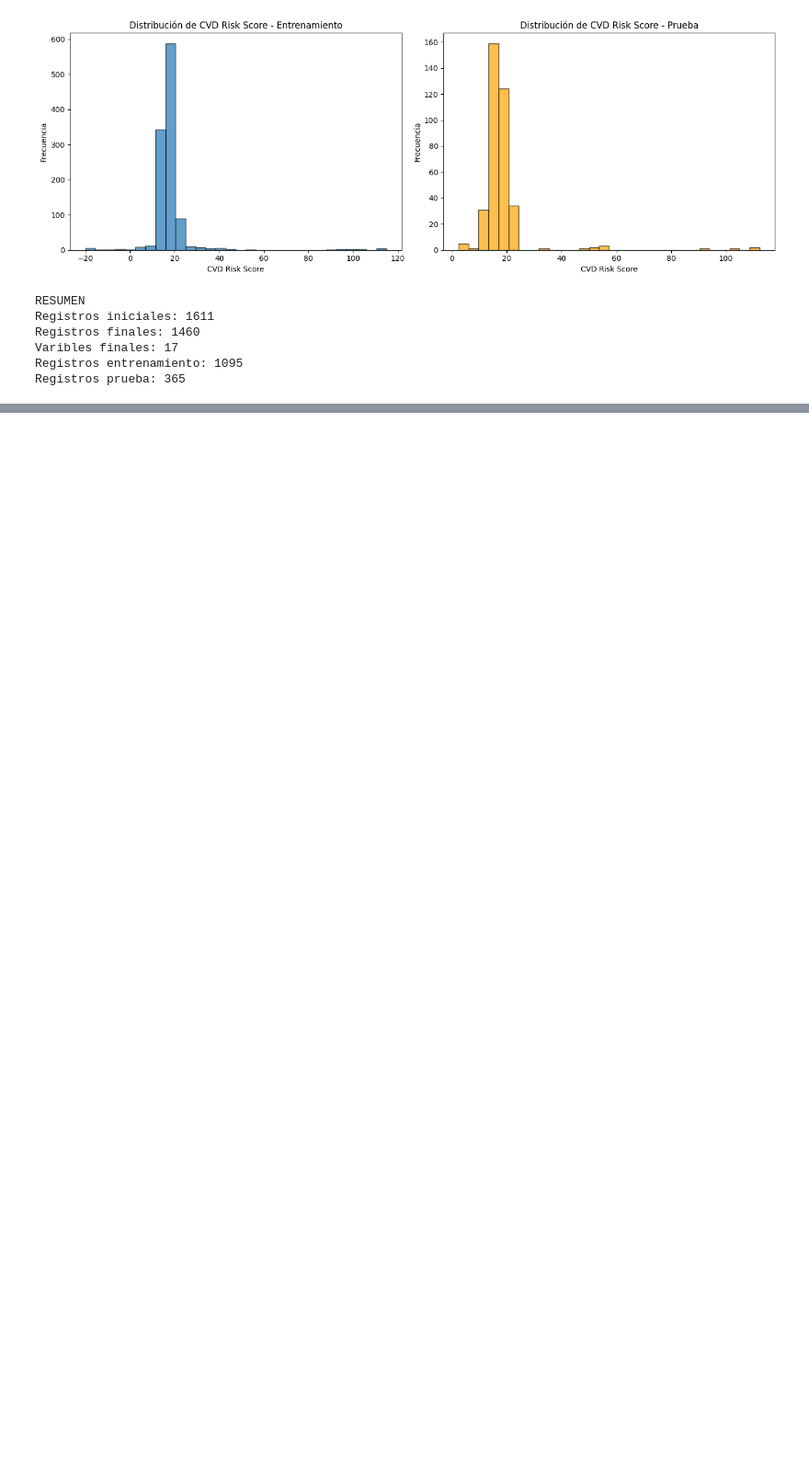
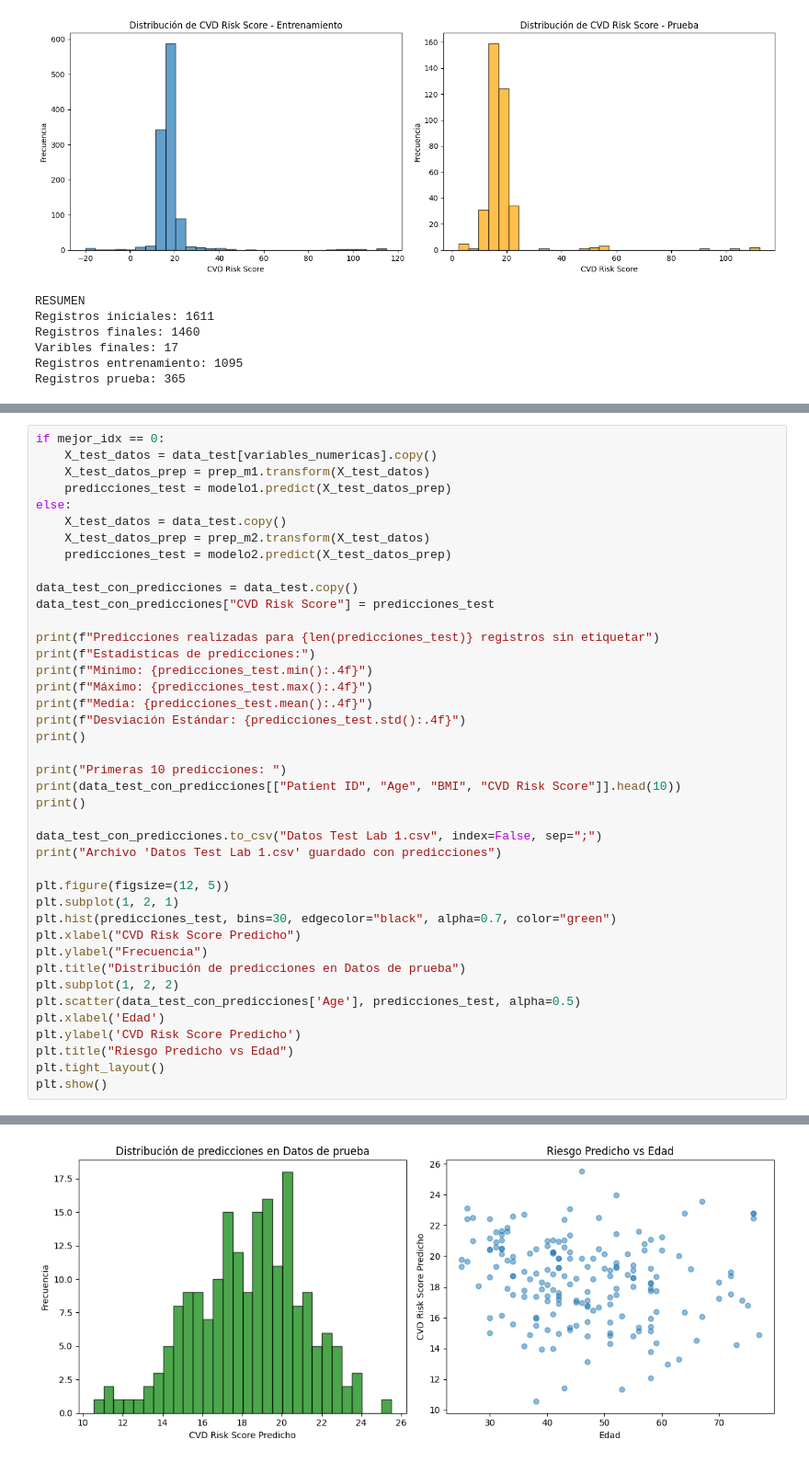
Before and after one commit to Maldinho18/MaterialDeClase-ISIS-2611, a Jupyter notebook: Laboratorios/L1 Regresion Lineal/Laboratorio1.ipynb, the cells around one changed output, grey strips where cells are left out. Shown at 92% size. Cells and saved outputs as stored; diff of their text form; blank space fills up the shorter version.

```diff
--- a/Laboratorios/L1 Regresion Lineal/Laboratorio1.ipynb
+++ b/Laboratorios/L1 Regresion Lineal/Laboratorio1.ipynb
@@ -346,0 +559,42 @@ FileNotFoundError: [Errno 2] No such file or directory: 'modelo1.pkl'
+# %%
+if mejor_idx == 0:
+    X_test_datos = data_test[variables_numericas].copy()
+    X_test_datos_prep = prep_m1.transform(X_test_datos)
+    predicciones_test = modelo1.predict(X_test_datos_prep)
+else:
+    X_test_datos = data_test.copy()
+    X_test_datos_prep = prep_m2.transform(X_test_datos)
+    predicciones_test = modelo2.predict(X_test_datos_prep)
+
+data_test_con_predicciones = data_test.copy()
+data_test_con_predicciones["CVD Risk Score"] = predicciones_test
+
+print(f"Predicciones realizadas para {len(predicciones_test)} registros sin etiquetar")
+print(f"Estadisticas de predicciones:")
+print(f"Mínimo: {predicciones_test.min():.4f}")
+print(f"Máximo: {predicciones_test.max():.4f}")
+print(f"Media: {predicciones_test.mean():.4f}")
+print(f"Desviación Estándar: {predicciones_test.std():.4f}")
+print()
+
+print("Primeras 10 predicciones: ")
+print(data_test_con_predicciones[["Patient ID", "Age", "BMI", "CVD Risk Score"]].head(10))
+print()
+
+data_test_con_predicciones.to_csv("Datos Test Lab 1.csv", index=False, sep=";")
+print("Archivo 'Datos Test Lab 1.csv' guardado con predicciones")
+
+plt.figure(figsize=(12, 5))
+plt.subplot(1, 2, 1)
+plt.hist(predicciones_test, bins=30, edgecolor="black", alpha=0.7, color="green")
+plt.xlabel("CVD Risk Score Predicho")
+plt.ylabel("Frecuencia")
+plt.title("Distribución de predicciones en Datos de prueba")
+plt.subplot(1, 2, 2)
+plt.scatter(data_test_con_predicciones['Age'], predicciones_test, alpha=0.5)
+plt.xlabel('Edad')
+plt.ylabel('CVD Risk Score Predicho')
+plt.title("Riesgo Predicho vs Edad")
+plt.tight_layout()
+plt.show()
+# %% [output]
@@ -346,0 +618 @@ FileNotFoundError: [Errno 2] No such file or directory: 'modelo1.pkl'
+[figure, added]
```
Also changed, not shown: parts of 7 cells of this notebook.
